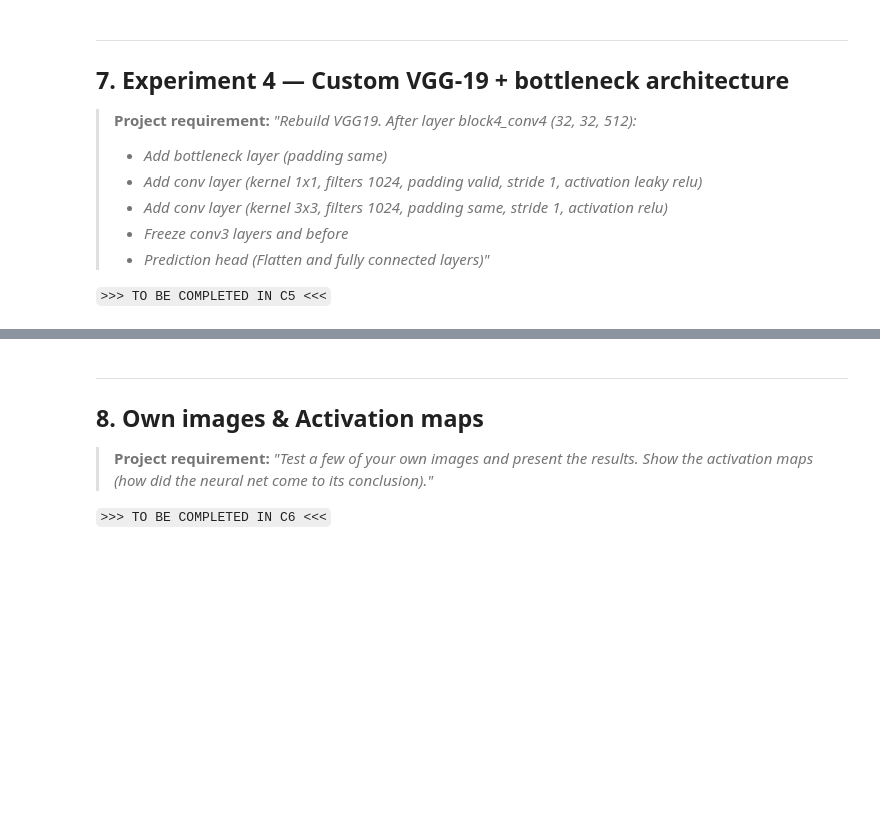
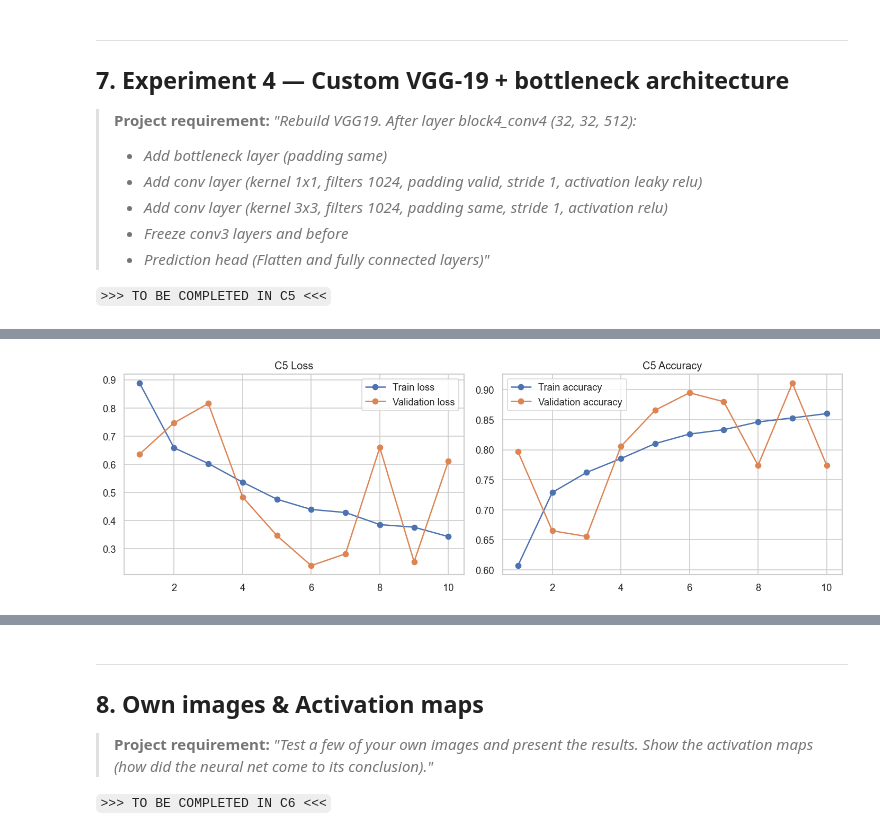
Before and after one commit to VadimSteshkov/cv-fruit-classification, a Jupyter notebook: project_k.ipynb, the cells around one changed output, grey strips where cells are left out. Cells and saved outputs as stored; diff of their text form; code cells hidden in the pictures; blank space fills up the shorter version.

```diff
--- a/project_k.ipynb
+++ b/project_k.ipynb
@@ -1306,0 +1375,21 @@ Overall, C4 demonstrates the effect of data augmentation on the pretrained VGG-1
+# %%
+# ── C5: plot loss/accuracy curves ───────────────────────────────────────
+
+epochs_range_c5 = range(1, len(history_c5.history["loss"]) + 1)
+
+fig, axes = plt.subplots(1, 2, figsize=(12, 4))
+
+axes[0].plot(epochs_range_c5, history_c5.history["loss"], marker="o", label="Train loss")
+axes[0].plot(epochs_range_c5, history_c5.history["val_loss"], marker="o", label="Validation loss")
+axes[0].set_title("C5 Loss")
+axes[0].legend()
+
+axes[1].plot(epochs_range_c5, history_c5.history["accuracy"], marker="o", label="Train accuracy")
+axes[1].plot(epochs_range_c5, history_c5.history["val_accuracy"], marker="o", label="Validation accuracy")
+axes[1].set_title("C5 Accuracy")
+axes[1].legend()
+
+plt.tight_layout()
+plt.show()
+# %% [output]
+[figure, added]
```
Also changed, not shown: parts of 33 cells of this notebook, 13 other files.
